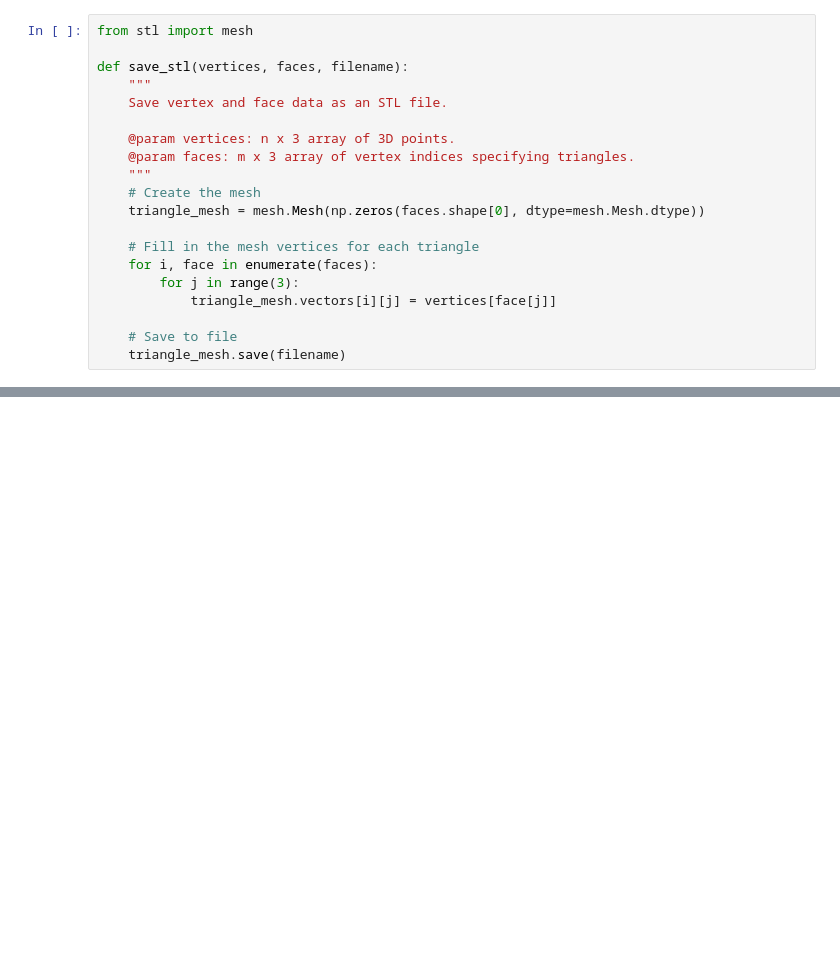
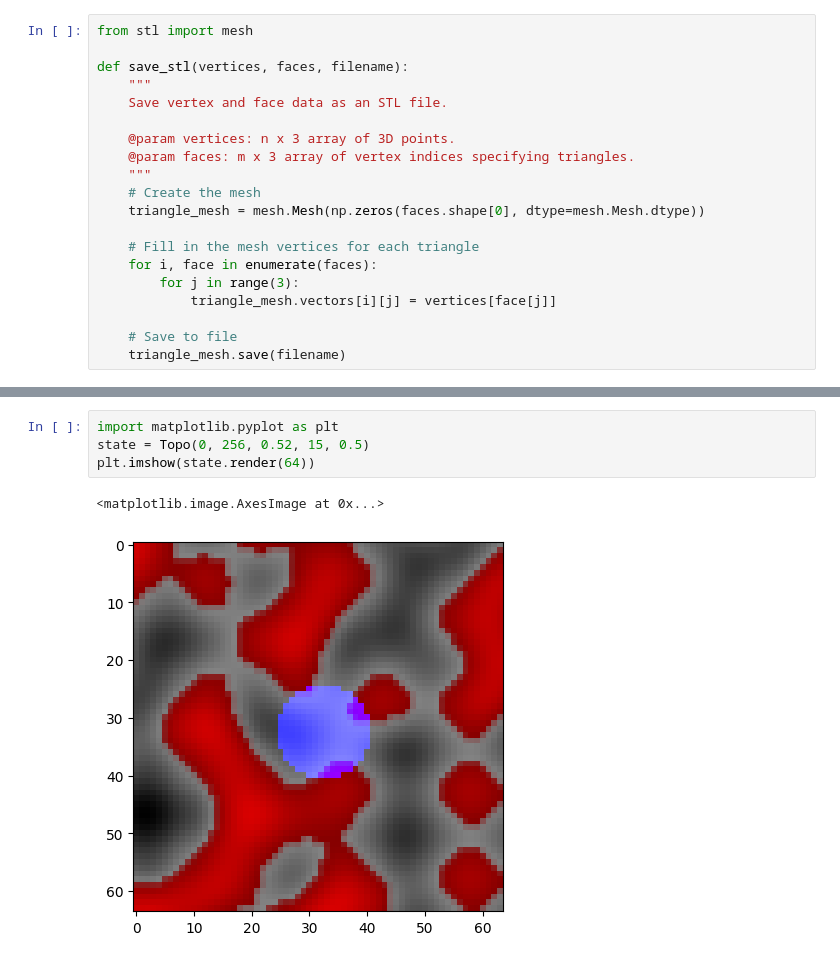
Before and after one commit to jaron-cui/nwm-planning, a Jupyter notebook: experiment/visualization.ipynb, the cells around one changed output, grey strips where cells are left out. Cells and saved outputs as stored; diff of their text form; blank space fills up the shorter version.

Commit message:
we have simple and mujoco renderer parity!

```diff
--- a/experiment/visualization.ipynb
+++ b/experiment/visualization.ipynb
@@ -311,0 +351,7 @@ Texture size: 64x64
+# %%
+import matplotlib.pyplot as plt
+state = Topo(0, 256, 0.52, 15, 0.5)
+plt.imshow(state.render(64))
+# %% [output]
+<matplotlib.image.AxesImage at 0x...>
+[figure, added]
```
Also changed, not shown: parts of 5 cells of this notebook.
